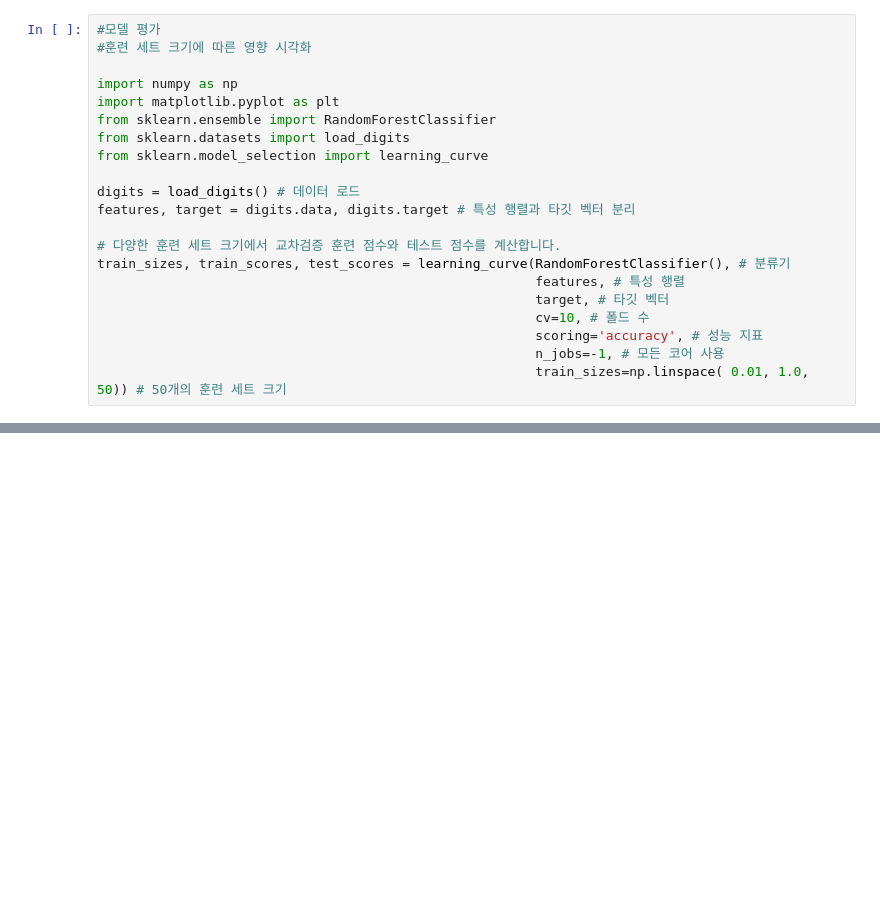
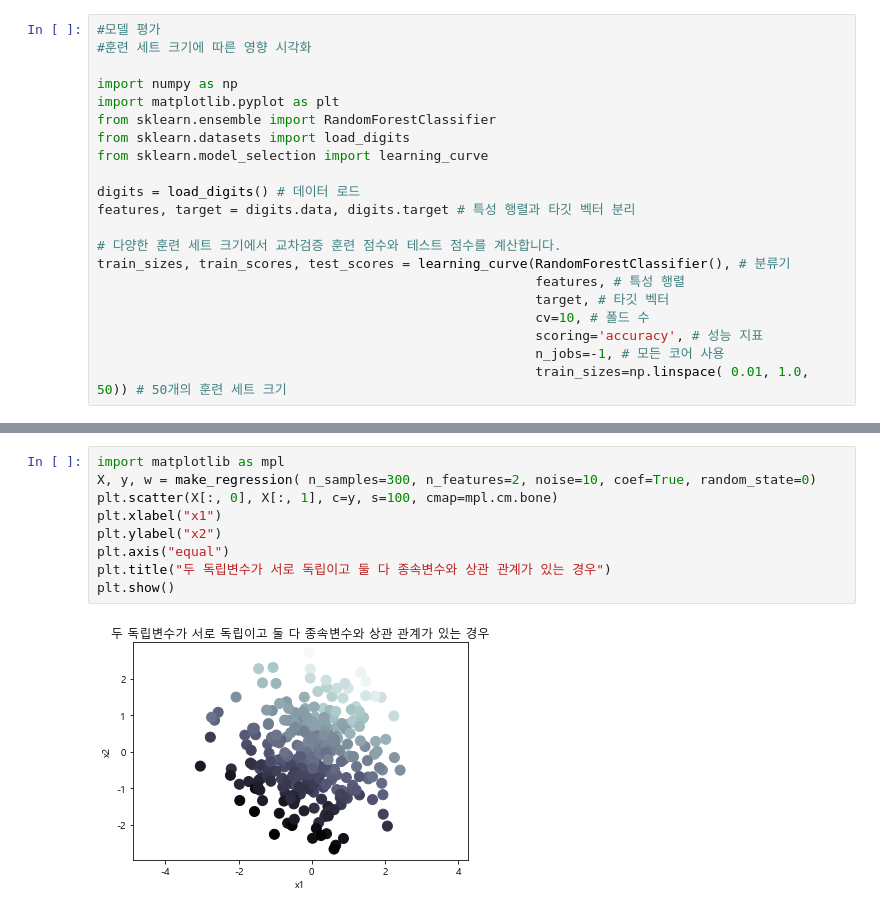
Before and after one commit to drifticee/mydatascience, a Jupyter notebook: 2020-08-10.ipynb, the cells around one changed output, grey strips where cells are left out. Drawn from its saved outputs; the diff is of its cells as text; blank space fills up the shorter version.

```diff
--- a/2020-08-10.ipynb
+++ b/2020-08-10.ipynb
@@ -114,0 +211,11 @@ plt.show()
+# %%
+import matplotlib as mpl
+X, y, w = make_regression( n_samples=300, n_features=2, noise=10, coef=True, random_state=0)
+plt.scatter(X[:, 0], X[:, 1], c=y, s=100, cmap=mpl.cm.bone)
+plt.xlabel("x1")
+plt.ylabel("x2")
+plt.axis("equal")
+plt.title("두 독립변수가 서로 독립이고 둘 다 종속변수와 상관 관계가 있는 경우")
+plt.show()
+# %% [output]
+[figure, added]
```
Also changed, not shown: parts of 31 cells of this notebook, 10 other files.
